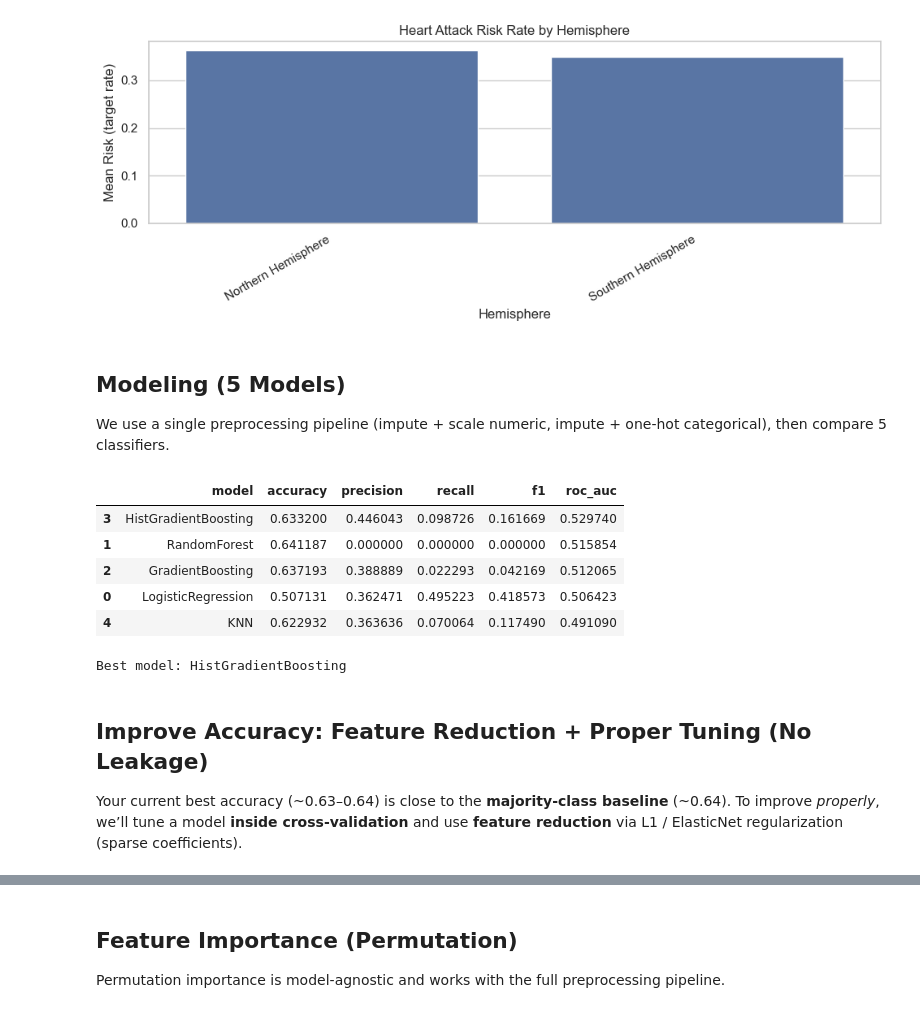
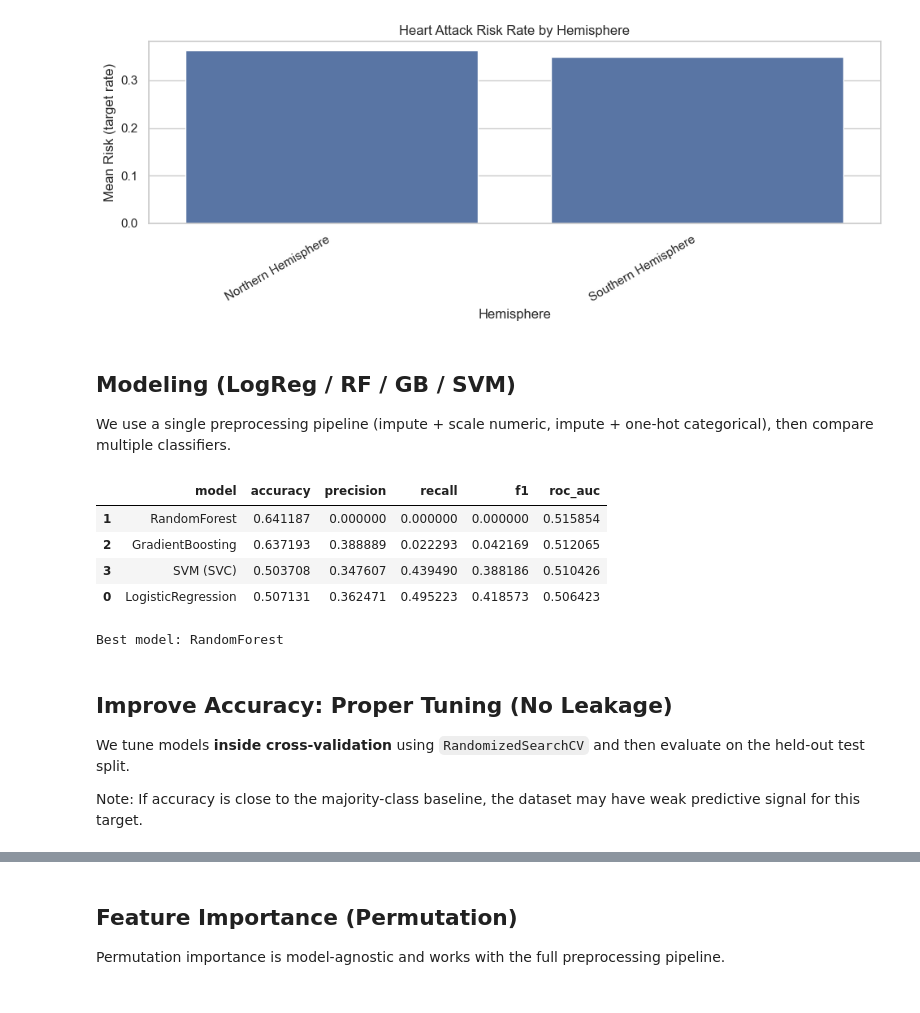
Before and after one commit to OmarHourani01/AI_Project_PSUT, a Jupyter notebook: heart_attack_classification.ipynb, the cells around one changed output, grey strips where cells are left out. Drawn from its saved outputs; the diff is of its cells as text; code cells hidden in the pictures.

Commit message:
Initial Model

```diff
--- a/heart_attack_classification.ipynb
+++ b/heart_attack_classification.ipynb
@@ -409,8 +384,8 @@ for col in categorical_features:
 [figure]
 [figure]
 # %% [markdown]
-## Modeling (5 Models)
-We use a single preprocessing pipeline (impute + scale numeric, impute + one-hot categorical), then compare 5 classifiers.
+## Modeling (LogReg / RF / GB / SVM)
+We use a single preprocessing pipeline (impute + scale numeric, impute + one-hot categorical), then compare multiple classifiers.
 # %%
 X_train, X_test, y_train, y_test = train_test_split(
     X, y, test_size=0.2, random_state=42, stratify=y
@@ -464,42 +439,41 @@ def show_curves(name, proba):
 # %%
 models = {
     'LogisticRegression': LogisticRegression(max_iter=3000, class_weight='balanced'),
     'RandomForest': RandomForestClassifier(n_estimators=500, random_state=42, n_jobs=-1, class_weight='balanced_subsample'),
     'GradientBoosting': GradientBoostingClassifier(random_state=42),
-    'HistGradientBoosting': HistGradientBoostingClassifier(random_state=42),
-    'KNN': KNeighborsClassifier(n_neighbors=25),
+    'SVM (SVC)': SVC(kernel='rbf', C=1.0, gamma='scale', probability=True, class_weight='balanced', random_state=42),
 }
 
 results = []
 fitted = {}
 pred_store = {}
 proba_store = {}
 
 for name, clf in models.items():
     pipe = Pipeline(steps=[('preprocess', preprocess), ('model', clf)])
     res, preds, proba = evaluate(pipe, name)
     results.append(res)
     fitted[name] = pipe
     pred_store[name] = preds
     proba_store[name] = proba
 
 results_df = pd.DataFrame(results).sort_values(by=['roc_auc', 'f1'], ascending=False)
 display(results_df)
 best_name = results_df.iloc[0]['model']
 print('Best model:', best_name)
 # %% [output]
 |  | model | accuracy | precision | recall | f1 | roc_auc |
-| 3 | HistGradientBoosting | 0.633200 | 0.446043 | 0.098726 | 0.161669 | 0.529740 |
 | 1 | RandomForest | 0.641187 | 0.000000 | 0.000000 | 0.000000 | 0.515854 |
 | 2 | GradientBoosting | 0.637193 | 0.388889 | 0.022293 | 0.042169 | 0.512065 |
+| 3 | SVM (SVC) | 0.503708 | 0.347607 | 0.439490 | 0.388186 | 0.510426 |
 | 0 | LogisticRegression | 0.507131 | 0.362471 | 0.495223 | 0.418573 | 0.506423 |
-| 4 | KNN | 0.622932 | 0.363636 | 0.070064 | 0.117490 | 0.491090 |
-Best model: HistGradientBoosting
+Best model: RandomForest
 # %% [markdown]
-## Improve Accuracy: Feature Reduction + Proper Tuning (No Leakage)
+## Improve Accuracy: Proper Tuning (No Leakage)
 
-Your current best accuracy (~0.63–0.64) is close to the **majority-class baseline** (~0.64).
-To improve *properly*, we’ll tune a model **inside cross-validation** and use **feature reduction** via L1 / ElasticNet regularization (sparse coefficients).
+We tune models **inside cross-validation** using `RandomizedSearchCV` and then evaluate on the held-out test split.
+
+Note: If accuracy is close to the majority-class baseline, the dataset may have weak predictive signal for this target.
 # %%
 # Baseline: majority-class accuracy on the same test split
 majority_class = int(y_train.value_counts().idxmax())
```
Also changed, not shown: parts of 9 cells of this notebook, 1 other file.
